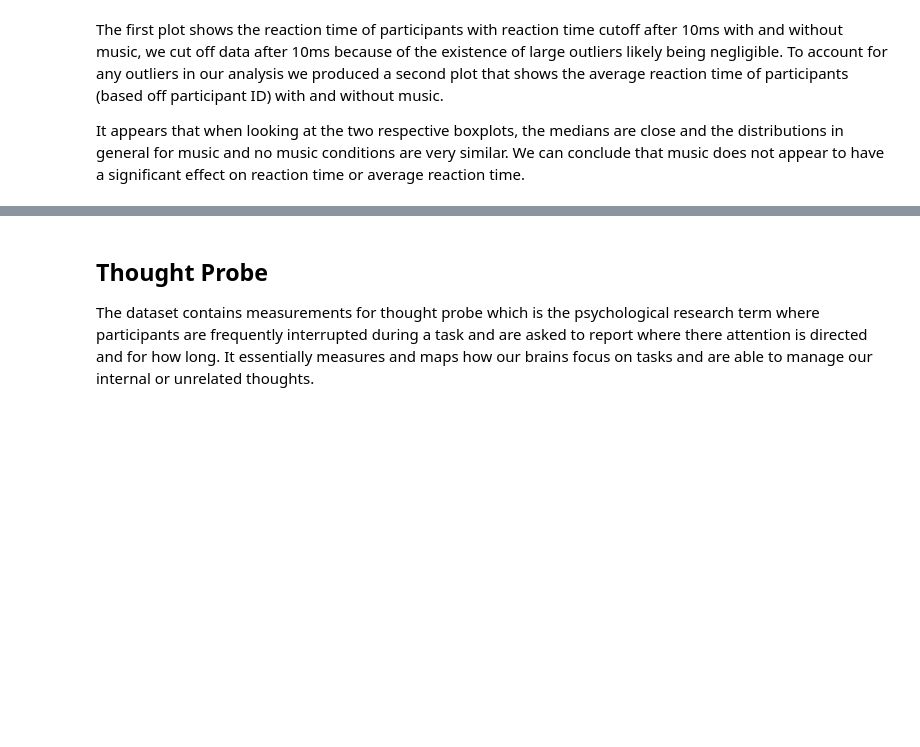
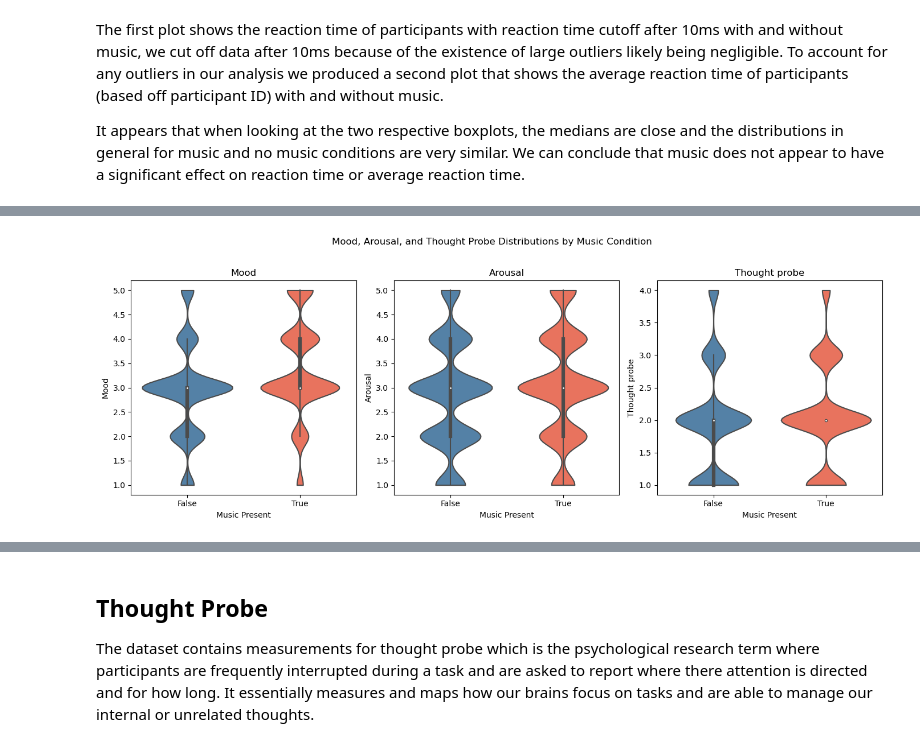
Before and after one commit to COGS108/Group-SP26-097, a Jupyter notebook: modules/eda_notebooks/kl_eda.ipynb, the cells around one changed output, grey strips where cells are left out. Cells and saved outputs as stored; diff of their text form; code cells hidden in the pictures; blank space fills up the shorter version.

```diff
--- a/modules/eda_notebooks/kl_eda.ipynb
+++ b/modules/eda_notebooks/kl_eda.ipynb
@@ -117,0 +179,21 @@ It appears that when looking at the two respective boxplots, the medians are clo
+# %%
+fig, axes = plt.subplots(1, 3, figsize=(14, 5), sharey=False)
+
+for ax, var in zip(axes, ['Mood', 'Arousal', 'Thought probe']):
+    sns.violinplot(
+        data=df,
+        x='Music-present',
+        y=var,
+        ax=ax,
+        palette={False: 'steelblue', True: 'tomato'},
+        inner='box',
+        cut=0
+    )
+    ax.set_xlabel('Music Present')
+    ax.set_title(var)
+
+fig.suptitle('Mood, Arousal, and Thought Probe Distributions by Music Condition', y=1.02)
+plt.tight_layout()
+plt.show()
+# %% [output]
+[figure, added]
```
Also changed, not shown: parts of 23 cells of this notebook, 9 other files.
